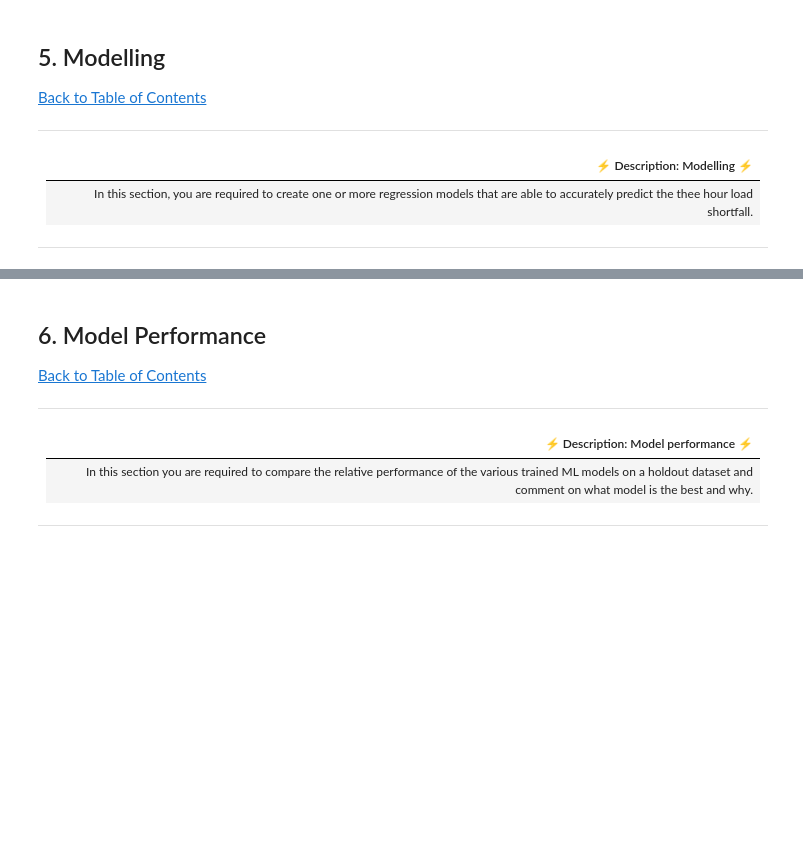
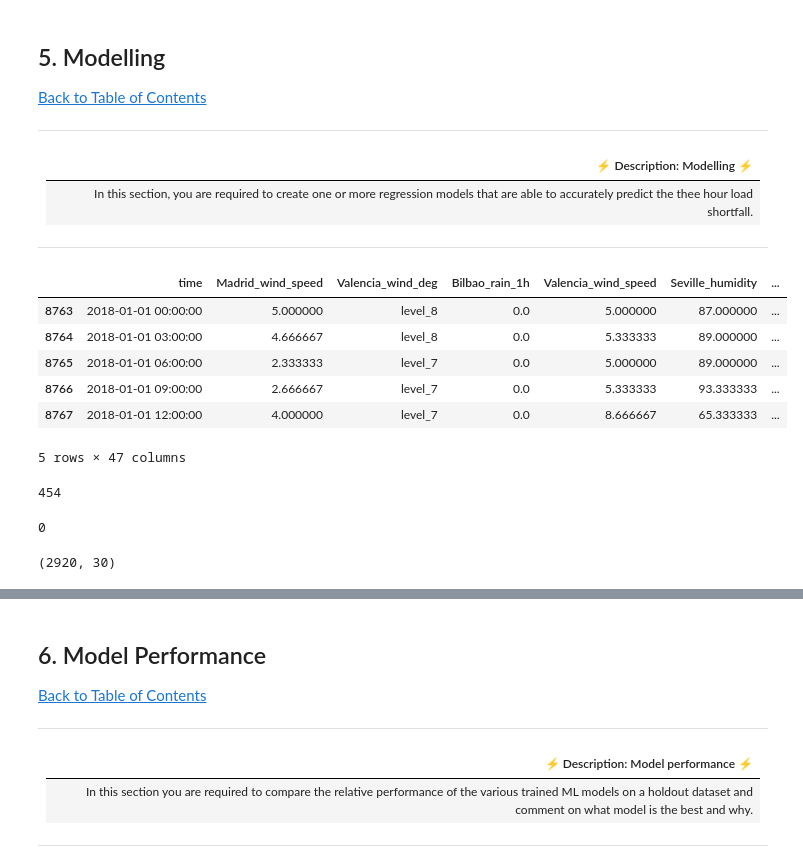
Before and after one commit to endiesworld/EDSA_OCT21_TEAM1_Predict, a Jupyter notebook: starter-notebook.ipynb, the cells around one changed output, grey strips where cells are left out. Saved outputs shown, nothing was run; the diff lists cells and outputs as text; code cells hidden in the pictures; blank space fills up the shorter version.

```diff
--- a/starter-notebook.ipynb
+++ b/starter-notebook.ipynb
@@ -763,0 +818,30 @@ From the result of the P-value test for each feature, which are all below 0.05 t
+# %%
+#Load train data
+df_test = pd.read_csv("df_test.csv", index_col=0)
+# %%
+df_test.head()
+# %% [output]
+|  | time | Madrid_wind_speed | Valencia_wind_deg | Bilbao_rain_1h | Valencia_wind_speed | Seville_humidity | ... |
+| 8763 | 2018-01-01 00:00:00 | 5.000000 | level_8 | 0.0 | 5.000000 | 87.000000 | ... |
+| 8764 | 2018-01-01 03:00:00 | 4.666667 | level_8 | 0.0 | 5.333333 | 89.000000 | ... |
+| 8765 | 2018-01-01 06:00:00 | 2.333333 | level_7 | 0.0 | 5.000000 | 89.000000 | ... |
+| 8766 | 2018-01-01 09:00:00 | 2.666667 | level_7 | 0.0 | 5.333333 | 93.333333 | ... |
+| 8767 | 2018-01-01 12:00:00 | 4.000000 | level_7 | 0.0 | 8.666667 | 65.333333 | ... |
+5 rows × 47 columns
+# %%
+# look at data statistics
+df_test['Valencia_pressure'].isna().sum()
+# %% [output]
+454
+# %%
+clean_test_df = replace_null_with_mean(df_test, "Valencia_pressure")
+clean_test_df['Valencia_pressure'].isna().sum()
+# %% [output]
+0
+# %%
+# Remove columns that will generally not affect the response from domain research of renewable energy
+cols_not_needed = ('clouds_all', 'weather_id', 'temp','temp_min')
+clean_test_df = drop_columns(clean_test_df, cols_not_needed)
+clean_test_df.shape
+# %% [output]
+(2920, 30)
```
Also changed, not shown: parts of 71 cells of this notebook, 2 other files.
